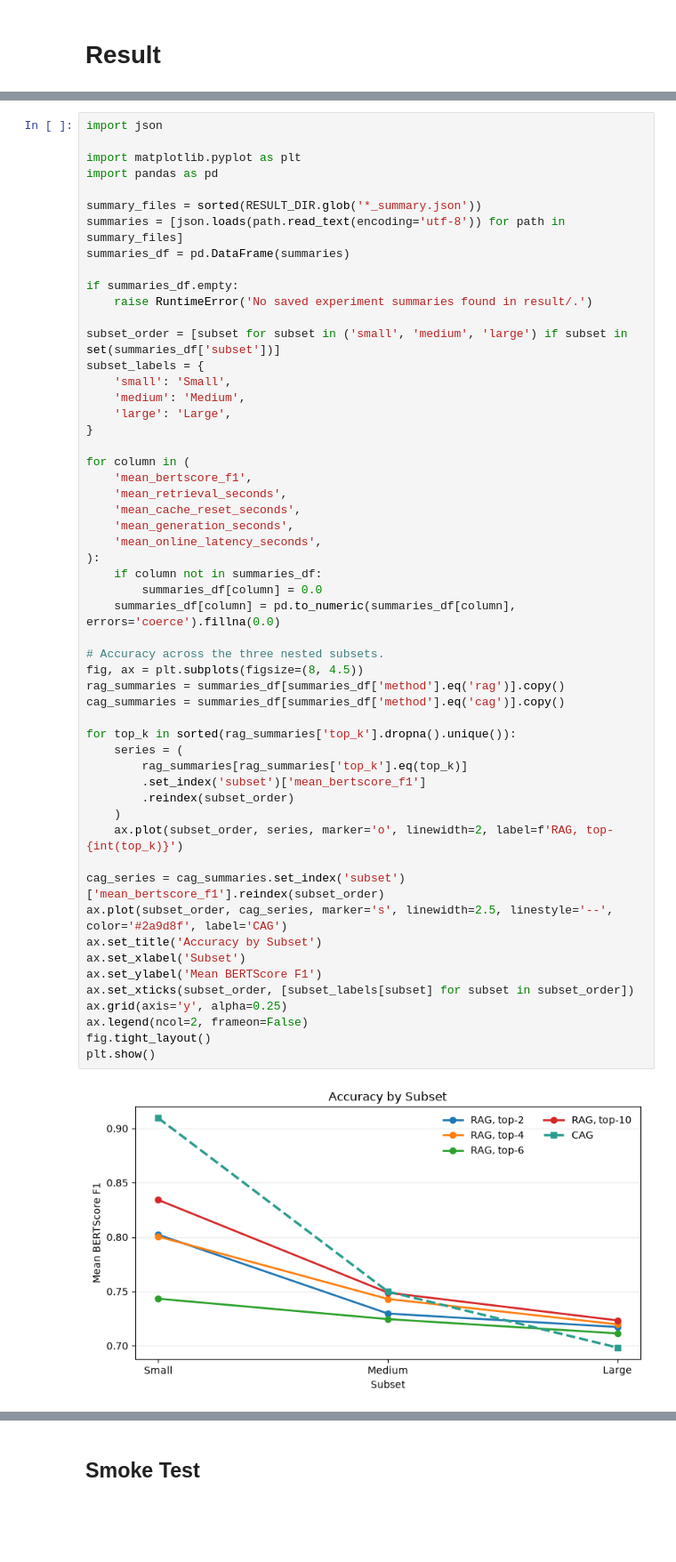
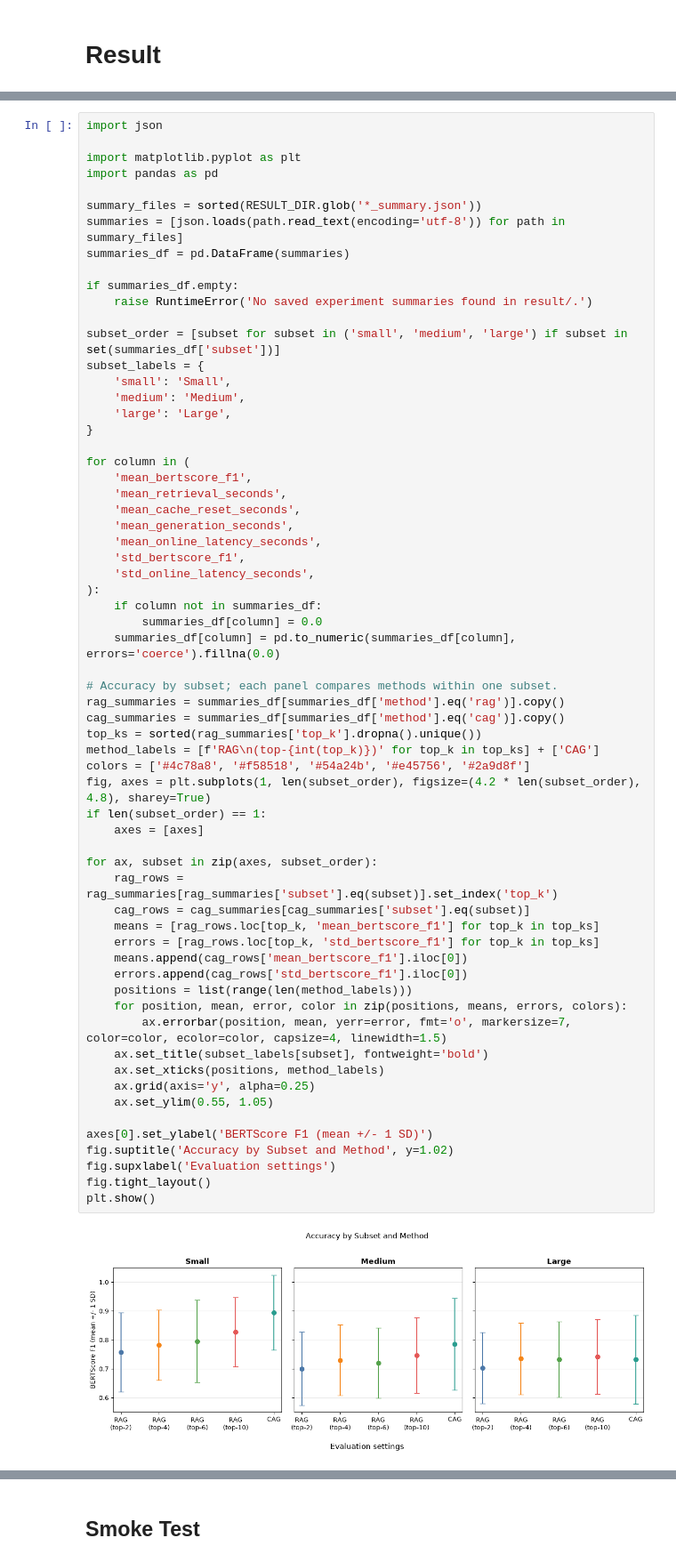
Before and after one commit to Abdullah-Alamodi/rag-vs-cag, a Jupyter notebook: rag_vs_cag_experiment.ipynb, the cells around one changed output, grey strips where cells are left out. Shown at 89% size. Saved outputs shown, nothing was run; the diff lists cells and outputs as text; blank space fills up the shorter version.

```diff
--- a/rag_vs_cag_experiment.ipynb
+++ b/rag_vs_cag_experiment.ipynb
@@ -114,51 +114,60 @@ summaries = [json.loads(path.read_text(encoding='utf-8')) for path in summary_fi
 summaries_df = pd.DataFrame(summaries)
 
 if summaries_df.empty:
     raise RuntimeError('No saved experiment summaries found in result/.')
 
 subset_order = [subset for subset in ('small', 'medium', 'large') if subset in set(summaries_df['subset'])]
 subset_labels = {
     'small': 'Small',
     'medium': 'Medium',
     'large': 'Large',
 }
 
 for column in (
     'mean_bertscore_f1',
     'mean_retrieval_seconds',
     'mean_cache_reset_seconds',
     'mean_generation_seconds',
     'mean_online_latency_seconds',
+    'std_bertscore_f1',
+    'std_online_latency_seconds',
 ):
     if column not in summaries_df:
         summaries_df[column] = 0.0
     summaries_df[column] = pd.to_numeric(summaries_df[column], errors='coerce').fillna(0.0)
 
-# Accuracy across the three nested subsets.
-fig, ax = plt.subplots(figsize=(8, 4.5))
+# Accuracy by subset; each panel compares methods within one subset.
 rag_summaries = summaries_df[summaries_df['method'].eq('rag')].copy()
 cag_summaries = summaries_df[summaries_df['method'].eq('cag')].copy()
+top_ks = sorted(rag_summaries['top_k'].dropna().unique())
+method_labels = [f'RAG\n(top-{int(top_k)})' for top_k in top_ks] + ['CAG']
+colors = ['#4c78a8', '#f58518', '#54a24b', '#e45756', '#2a9d8f']
+fig, axes = plt.subplots(1, len(subset_order), figsize=(4.2 * len(subset_order), 4.8), sharey=True)
+if len(subset_order) == 1:
+    axes = [axes]
 
-for top_k in sorted(rag_summaries['top_k'].dropna().unique()):
-    series = (
-        rag_summaries[rag_summaries['top_k'].eq(top_k)]
-        .set_index('subset')['mean_bertscore_f1']
-        .reindex(subset_order)
-    )
-    ax.plot(subset_order, series, marker='o', linewidth=2, label=f'RAG, top-{int(top_k)}')
+for ax, subset in zip(axes, subset_order):
+    rag_rows = rag_summaries[rag_summaries['subset'].eq(subset)].set_index('top_k')
+    cag_rows = cag_summaries[cag_summaries['subset'].eq(subset)]
+    means = [rag_rows.loc[top_k, 'mean_bertscore_f1'] for top_k in top_ks]
+    errors = [rag_rows.loc[top_k, 'std_bertscore_f1'] for top_k in top_ks]
+    means.append(cag_rows['mean_bertscore_f1'].iloc[0])
+    errors.append(cag_rows['std_bertscore_f1'].iloc[0])
+    positions = list(range(len(method_labels)))
+    for position, mean, error, color in zip(positions, means, errors, colors):
+        ax.errorbar(position, mean, yerr=error, fmt='o', markersize=7, color=color, ecolor=color, capsize=4, linewidth=1.5)
+    ax.set_title(subset_labels[subset], fontweight='bold')
+    ax.set_xticks(positions, method_labels)
+    ax.grid(axis='y', alpha=0.25)
+    ax.set_ylim(0.55, 1.05)
 
-cag_series = cag_summaries.set_index('subset')['mean_bertscore_f1'].reindex(subset_order)
-ax.plot(subset_order, cag_series, marker='s', linewidth=2.5, linestyle='--', color='#2a9d8f', label='CAG')
-ax.set_title('Accuracy by Subset')
-ax.set_xlabel('Subset')
-ax.set_ylabel('Mean BERTScore F1')
-ax.set_xticks(subset_order, [subset_labels[subset] for subset in subset_order])
-ax.grid(axis='y', alpha=0.25)
-ax.legend(ncol=2, frameon=False)
+axes[0].set_ylabel('BERTScore F1 (mean +/- 1 SD)')
+fig.suptitle('Accuracy by Subset and Method', y=1.02)
+fig.supxlabel('Evaluation settings')
 fig.tight_layout()
 plt.show()
 # %% [output]
-[figure, old version]
+[figure, new version]
 # %%
 # Show the retrieval/cache-reset and generation components of online latency.
 latency_df = summaries_df.copy()
```
Also changed, not shown: parts of 3 cells of this notebook, 32 other files.
